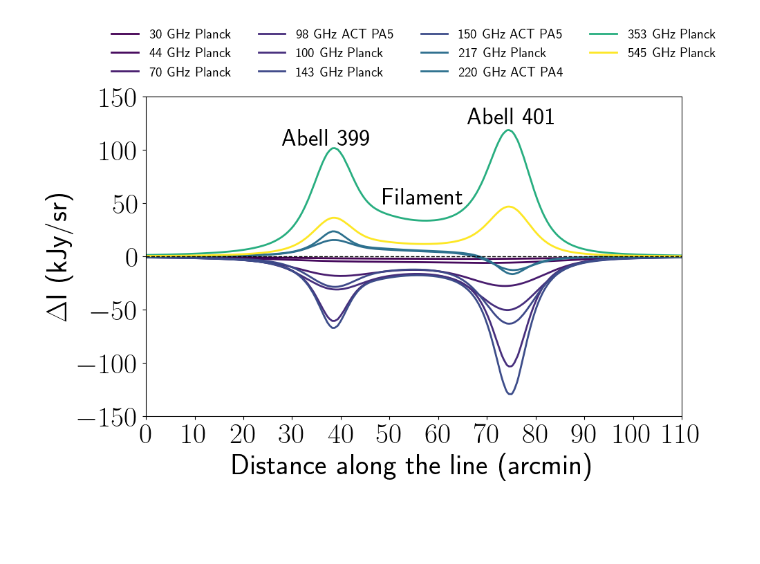
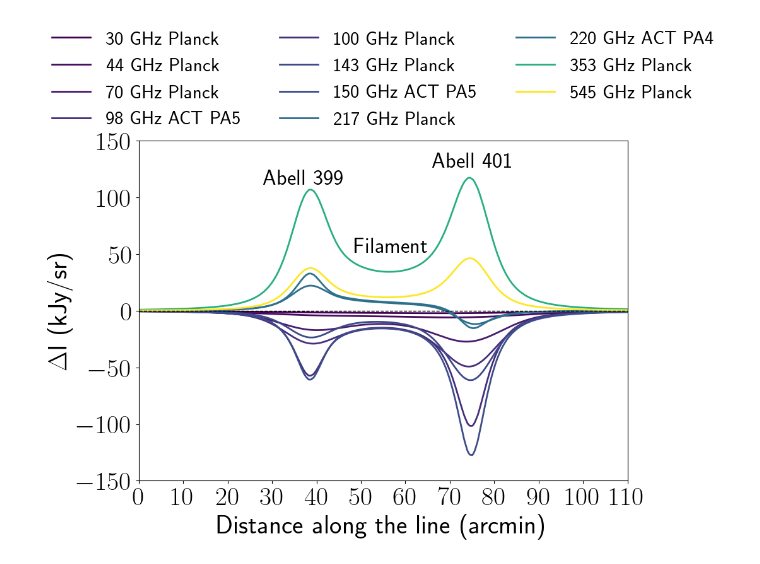
Before and after one commit to guanyilun/multi-freq-bridge, a Jupyter notebook: notebooks/line_plot.ipynb, the cells around one changed output. Cells and saved outputs as stored; diff of their text form; code cells hidden in the pictures; blank space fills up the shorter version.

```diff
--- a/notebooks/line_plot.ipynb
+++ b/notebooks/line_plot.ipynb
@@ -64,7 +60,7 @@ ra_line = np.linspace(ra_c1_fit, ra_c2_fit, n_points)
 dec_line = np.linspace(dec_c1_fit, dec_c2_fit, n_points)
 
 # Find all model files in the directory
-model_dir = "/home/gill/research/ACT/paper/models/indiv/models_fit_size/"
+model_dir = "/home/gill/research/ACT/paper/models/indiv/sep14/small_map/SZ/models/"
 model_files = glob.glob(os.path.join(model_dir, "bridge_indv_*_model_Jy.fits"))
 model_files.sort(key=lambda x: int(os.path.basename(x).split('_')[2]))
 
@@ -126,7 +122,7 @@ for model_file, freq, array in freq_data:
 
 # Create combined plot of all signals along the line
 distance = np.linspace(0, distance_arcmin, n_points)
-plt.figure(figsize=(10, 6))
+plt.figure(figsize=(10, 7))
 
 # Create color mapping based on frequency values
 frequency_values = np.array(frequency_values)
@@ -136,34 +132,34 @@ colormap = plt.cm.viridis
 # Plot each signal with color based on frequency value
 for i, (freq_label, signal) in enumerate(signal_data.items()):
     freq_val = frequency_values[i]
     color = colormap(freq_norm(freq_val))
 
     if "pa5" in freq_label:
         freq_label = freq_label.replace("pa5", "ACT PA5")
     elif "pa4" in freq_label:
         freq_label = freq_label.replace("pa4", "ACT PA4")
     elif "npipe" in freq_label:
         freq_label = freq_label.replace("npipe", "Planck")
 
     plt.plot(distance, signal, linewidth=2, color=color, label=freq_label)
 
 plt.xlabel('Distance along the line (arcmin)')
 plt.ylabel('$\Delta$I (kJy/sr)')
 
 # Add text labels for regions
-plt.text(37, 120, 'Abell 399', ha='center', va='top', fontsize=25, weight='bold')
+plt.text(37, 125, 'Abell 399', ha='center', va='top', fontsize=25, weight='bold')
 plt.text(75, 140, 'Abell 401', ha='center', va='top', fontsize=25, weight='bold')
 plt.text(57, 65, 'Filament', ha='center', va='top', fontsize=25, weight='bold')
 
 plt.axhline(0, color='black', linestyle='--', linewidth=1)
 
-plt.legend(fontsize=14, loc='upper center', ncols=4, frameon=False, bbox_to_anchor=(0.5, 1.25))
+plt.legend(fontsize=22, loc='upper center', ncols=3, frameon=False, bbox_to_anchor=(0.5, 1.375))
 plt.ylim(-150, 150)
 plt.yticks(np.arange(-150, 151, 50))
 
 plt.xlim(0, 110)
 plt.xticks(np.arange(0, 111, 10))
-plt.savefig("../plots/signal_along_line_all_frequencies.pdf", bbox_inches='tight', dpi=300)
+plt.savefig("../plots/signal_along_line_all_frequencies_sep14.pdf", bbox_inches='tight', dpi=300)
 plt.show()
 # %% [output]
-[figure, old version]
+[figure, new version]
```
Also changed, not shown: parts of 1 cell of this notebook, 2 other files.
